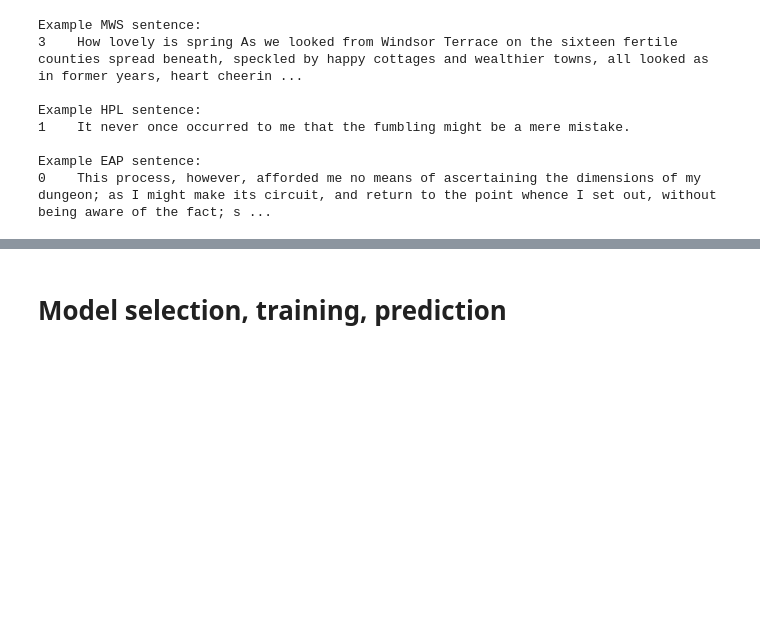
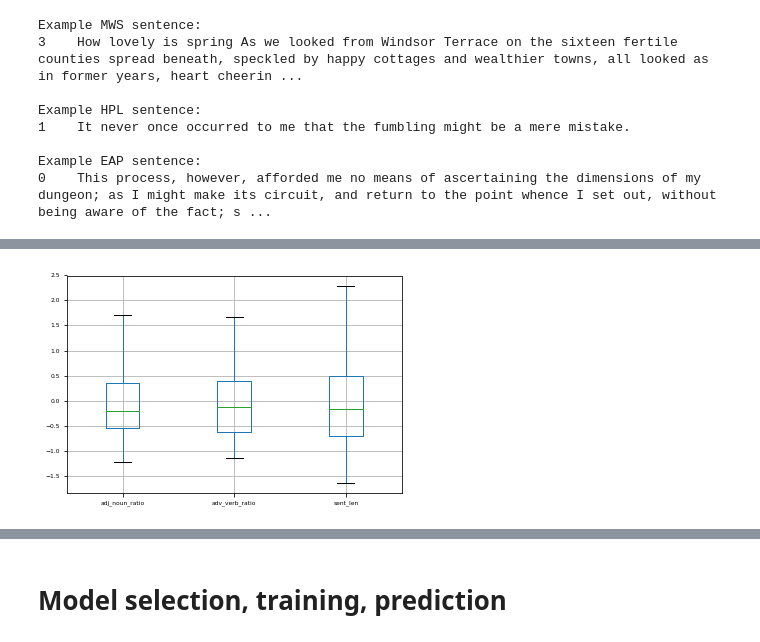
Before and after one commit to happythenewsad/cis545project, a Jupyter notebook: main.ipynb, the cells around one changed output, grey strips where cells are left out. Drawn from its saved outputs; the diff is of its cells as text; code cells hidden in the pictures; blank space fills up the shorter version.

```diff
--- a/main.ipynb
+++ b/main.ipynb
@@ -392,3 +386,5 @@ def plot_box(df, subset):
 # %%
-#plot_box(hpl_gram_feats_df, 'ratio_features')
+plot_box(hpl_gram_feats_df, 'ratio_features')
+# %% [output]
+[figure, added]
 # %%
```
Also changed, not shown: parts of 26 cells of this notebook.
